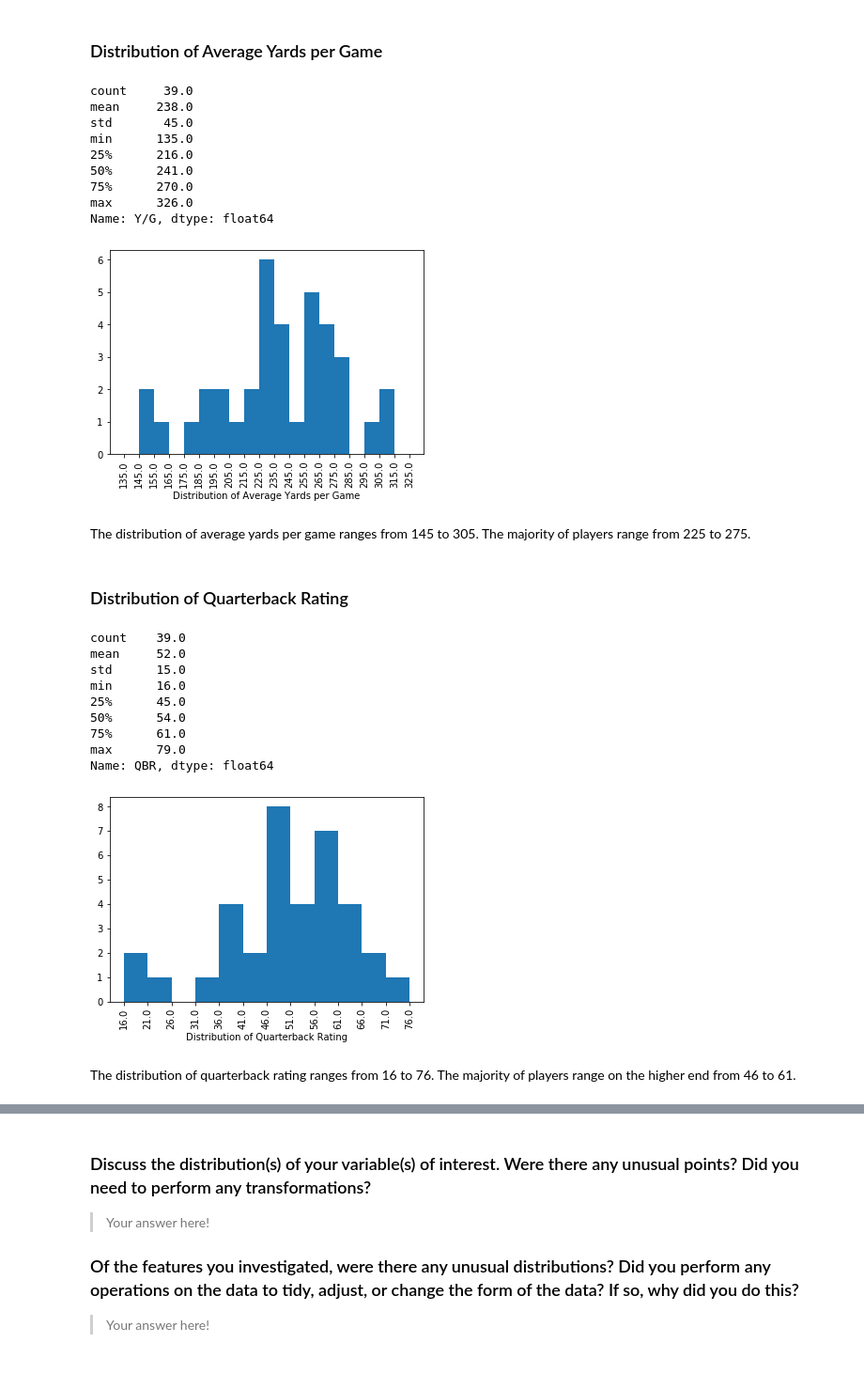
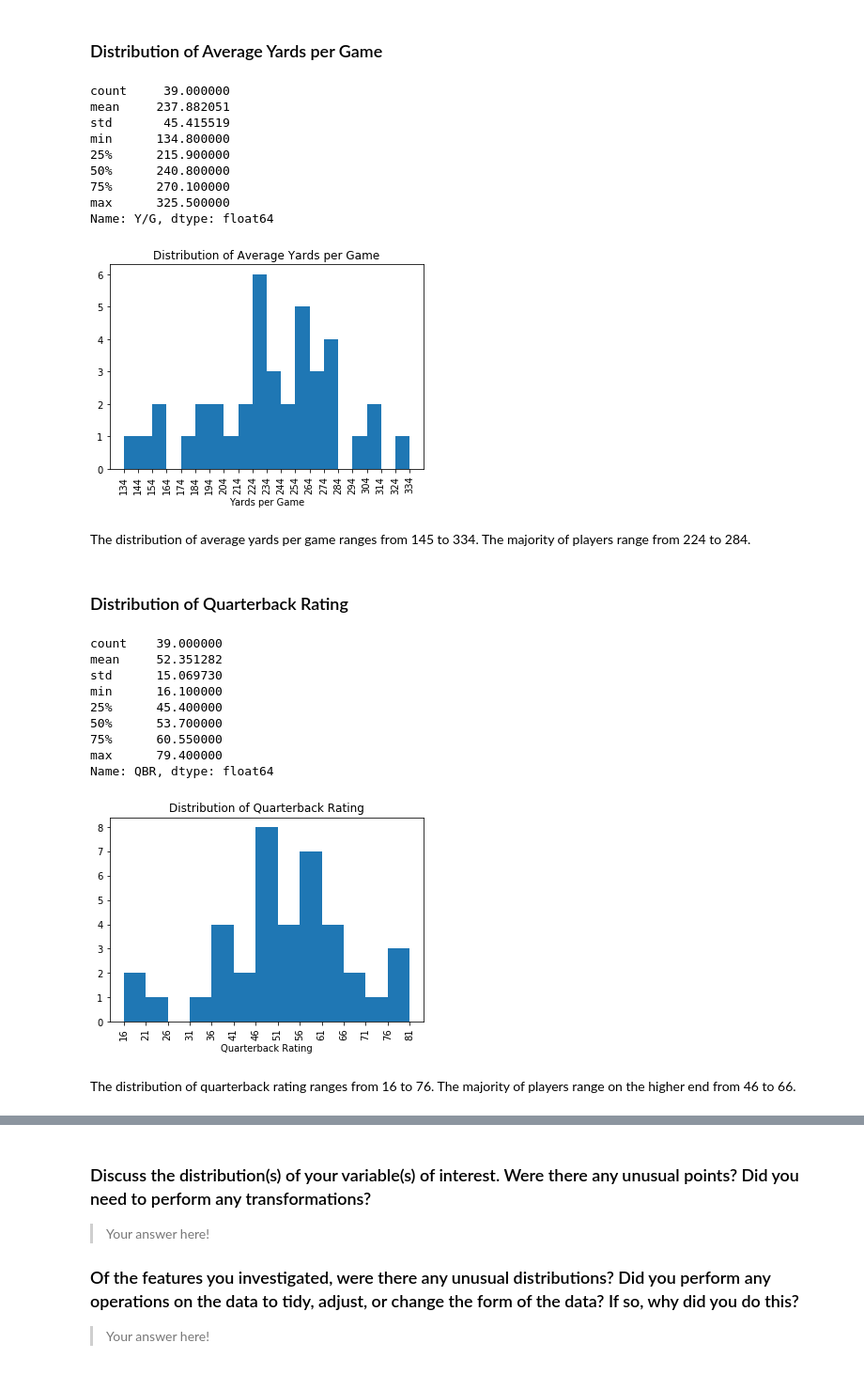
Before and after one commit to ChristopherSJames/Quarterback-Point-Analysis-2016, a Jupyter notebook: qb_point_analysis.ipynb, the cells around one changed output, grey strips where cells are left out. Shown at 94% size. Cells and saved outputs as stored; diff of their text form; code cells hidden in the pictures.

```diff
--- a/qb_point_analysis.ipynb
+++ b/qb_point_analysis.ipynb
@@ -60,12 +60,12 @@ Data columns (total 32 columns):
  31  QBtie   54 non-null     float64
 dtypes: float64(17), int64(12), object(3)
 memory usage: 24.1+ KB
-# %%
-# Create column that contains the percentage of all games that ended in a win.
-df['QBwin%'] = df['QBwin'] / (df['QBwin'] + df['QBlose'] + df['QBtie'])
 # %%
 # filter out all players who are not quarterbacks who had less than 100 pass attempts in a season.
 df = df.query('Pos == "QB" & Att > 100')
+# %%
+# Create column that contains the percentage of all games that ended in a win.
+df['QBwin%'] = ((df['QBwin'] / (df['QBwin'] + df['QBlose'] + df['QBtie'])) * 100).round(3)
 # %%
 df.head()
 # %% [output]
@@ -200,57 +203,59 @@ The distribution of average yards per catch ranges from 10 to 13.25. The majorit
 ### Distribution of Average Yards per Game
 # %%
 # # Stats on Y/G column
-ypg = df['Y/G'].describe().round(0)
+ypg = df['Y/G'].describe()
 ypg
 # %% [output]
-count     39.0
-mean     238.0
-std       45.0
-min      135.0
-25%      216.0
-50%      241.0
-75%      270.0
-max      326.0
+count     39.000000
+mean     237.882051
+std       45.415519
+min      134.800000
+25%      215.900000
+50%      240.800000
+75%      270.100000
+max      325.500000
 Name: Y/G, dtype: float64
 # %%
 #Distribution of Average Yards per Game
-bins = np.arange(ypg['min'], ypg['max'] + 1, 10)
+bins = np.arange(ypg['min'], ypg['max'] + 10, 10).astype(int)
 ticks = bins
 labels = ["{}".format(val) for val in ticks]
 
 plt.hist(data = df, x = 'Y/G', bins = bins)
-plt.xlabel('Distribution of Average Yards per Game')
+plt.title('Distribution of Average Yards per Game')
+plt.xlabel('Yards per Game')
 plt.xticks(ticks, labels, rotation = 90);
 # %% [output]
-[figure, old version]
+[figure, new version]
 # %% [markdown]
-The distribution of average yards per game ranges from 145 to 305. The majority of players range from 225 to 275.
+The distribution of average yards per game ranges from 145 to 334. The majority of players range from 224 to 284.
 # %% [markdown]
 ### Distribution of Quarterback Rating
 # %%
 # Stats on QBR column
-qbr = df['QBR'].describe().round(0)
+qbr = df['QBR'].describe()
 qbr
 # %% [output]
-count    39.0
-mean     52.0
-std      15.0
-min      16.0
-25%      45.0
-50%      54.0
-75%      61.0
-max      79.0
+count    39.000000
+mean     52.351282
+std      15.069730
+min      16.100000
+25%      45.400000
+50%      53.700000
+75%      60.550000
+max      79.400000
 Name: QBR, dtype: float64
 # %%
 # Distribution of QBR
-bins = np.arange(qbr['min'], qbr['max'] + 1, 5)
+bins = np.arange(qbr['min'].astype(int), qbr['max'] + 5, 5).astype(int)
 ticks = bins
 labels = ["{}".format(val) for val in ticks]
 
 plt.hist(data = df, x = 'QBR', bins = bins)
-plt.xlabel('Distribution of Quarterback Rating')
+plt.title('Distribution of Quarterback Rating')
+plt.xlabel('Quarterback Rating')
 plt.xticks(ticks, labels, rotation = 90);
 # %% [output]
-[figure, old version]
+[figure, new version]
 # %% [markdown]
-The distribution of quarterback rating ranges from 16 to 76. The majority of players range on the higher end from 46 to 61.
+The distribution of quarterback rating ranges from 16 to 76. The majority of players range on the higher end from 46 to 66.
```
Also changed, not shown: parts of 15 cells of this notebook.
